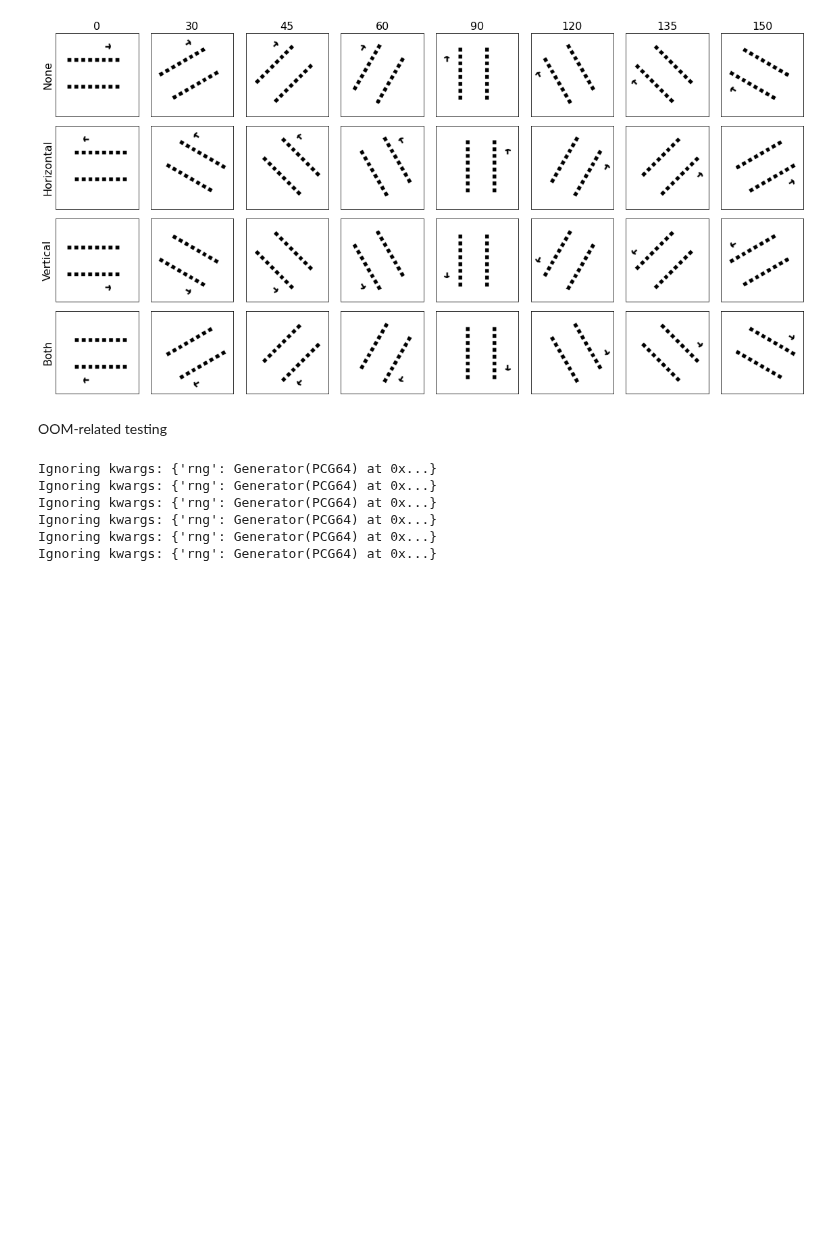
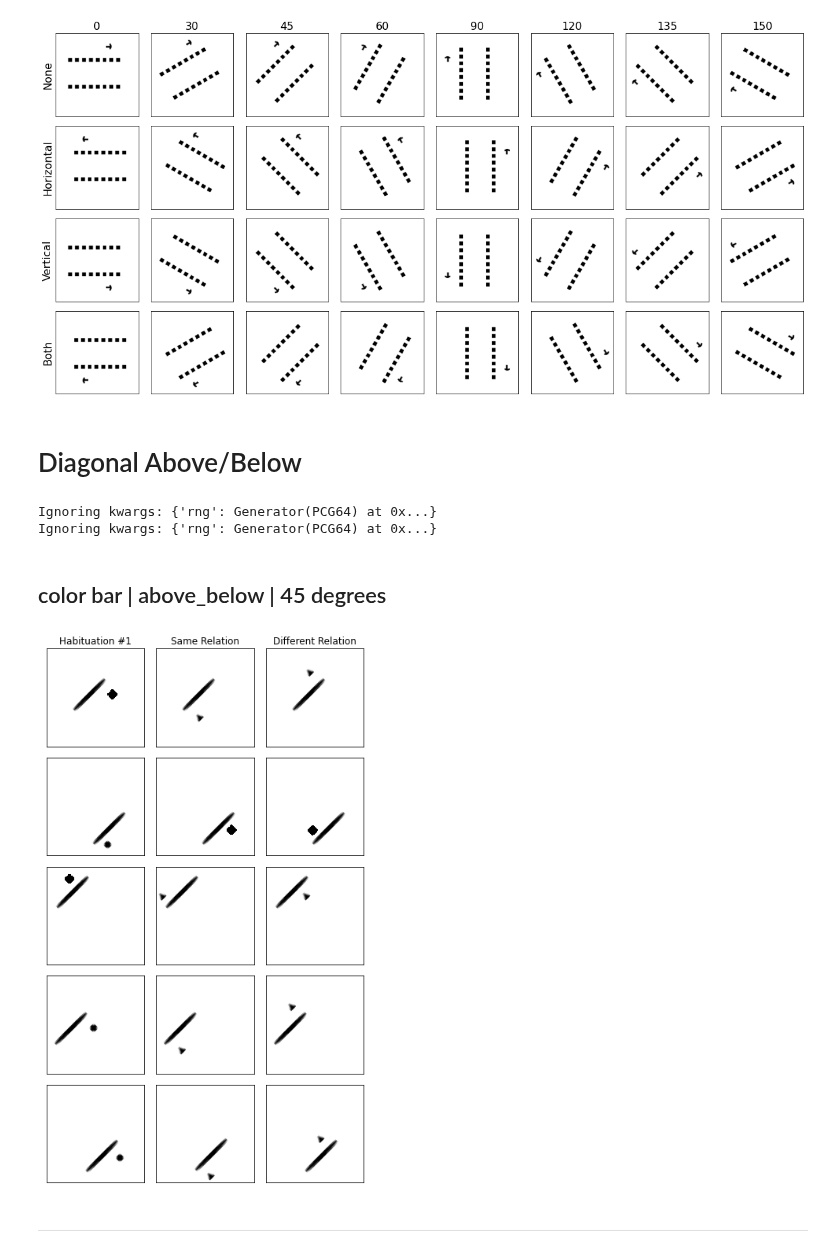
Before and after one commit to guydav/simple-relational-reasoning, a Jupyter notebook: notebooks/QuinnStimuliDemo.ipynb, the cells around one changed output. Drawn from its saved outputs; the diff is of its cells as text; code cells hidden in the pictures; blank space fills up the shorter version.

```diff
--- a/notebooks/QuinnStimuliDemo.ipynb
+++ b/notebooks/QuinnStimuliDemo.ipynb
@@ -432,33 +435,34 @@ Ignoring kwargs: {'rng': Generator(PCG64) at 0x...}
 Ignoring kwargs: {'rng': Generator(PCG64) at 0x...}
 Ignoring kwargs: {'rng': Generator(PCG64) at 0x...}
 [figure]
-# %%
-relation = ABOVE_BELOW_RELATION
-two_reference_objects =  0
-N_examples = 10
-adjacent_reference_objects = 0
-n_target_types = 1
-n_habituation_stimuli = 4
-rotate_angle = 120
-
-display(Markdown('OOM-related testing'))
-
-distance_endpoints = distance_endpoints_dict[(two_reference_objects, adjacent_reference_objects)]
-
-for seed in (33, 34, 35):
-    for stimulus_generator, generator_name in create_stimulus_generators_and_names(seed=seed, rotate_angle=rotate_angle):
-        torch.manual_seed(seed)
-        triplet_generator = QuinnTripletGenerator(stimulus_generator, distance_endpoints,
-            relation=relation, two_reference_objects=two_reference_objects,
-            adjacent_reference_objects=adjacent_reference_objects, n_target_types=n_target_types,
-            n_habituation_stimuli=n_habituation_stimuli, extra_diagonal_margin=0)
-
-        triplets = triplet_generator(N_examples, normalize=False)
-# %% [output]
-OOM-related testing
-Ignoring kwargs: {'rng': Generator(PCG64) at 0x...}
-Ignoring kwargs: {'rng': Generator(PCG64) at 0x...}
-Ignoring kwargs: {'rng': Generator(PCG64) at 0x...}
-Ignoring kwargs: {'rng': Generator(PCG64) at 0x...}
-Ignoring kwargs: {'rng': Generator(PCG64) at 0x...}
-Ignoring kwargs: {'rng': Generator(PCG64) at 0x...}
+# %%
+relation = ABOVE_BELOW_RELATION
+distance_endpoints = (30, 80)
+N_examples = 5
+
+display(Markdown('# Diagonal Above/Below'))
+
+# distance_endpoints = distance_endpoints_dict[(two_reference_objects, adjacent_reference_objects)]
+
+rotate_angle = 45
+for stimulus_generator, generator_name in create_stimulus_generators_and_names(rotate_angle=rotate_angle):
+
+    triplet_generator = QuinnTripletGenerator(stimulus_generator, distance_endpoints,
+        relation=relation, two_reference_objects=False,
+        adjacent_reference_objects=False, **BASELINE_TRIPLET_KWARGS)
+
+    # adj_str = 'adjacent refs' if adjacent_reference_objects else ('non-adjacent refs' if two_reference_objects else '')
+    # title = f'{generator_name} | {relation} | {"two refs" if two_reference_objects else "one ref"}{" | " if adj_str else ""}{adj_str}'
+    title = f'{generator_name} | {relation} | {rotate_angle} degrees'
+    display(Markdown(f'## {title}'))
+    triplets = triplet_generator(N_examples, normalize=False)
+    plot_triplets(triplets)
+    display(Markdown('----'))
+    break
+# %% [output]
+# Diagonal Above/Below
+Ignoring kwargs: {'rng': Generator(PCG64) at 0x...}
+Ignoring kwargs: {'rng': Generator(PCG64) at 0x...}
+## color bar | above_below | 45 degrees
+[figure, added]
+----
```
Also changed, not shown: parts of 8 cells of this notebook, 18 other files.
